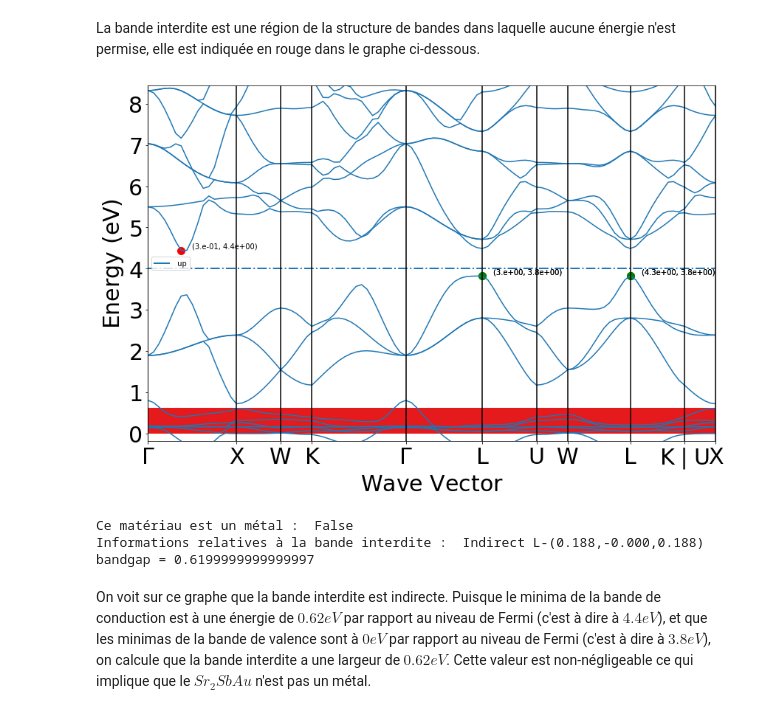
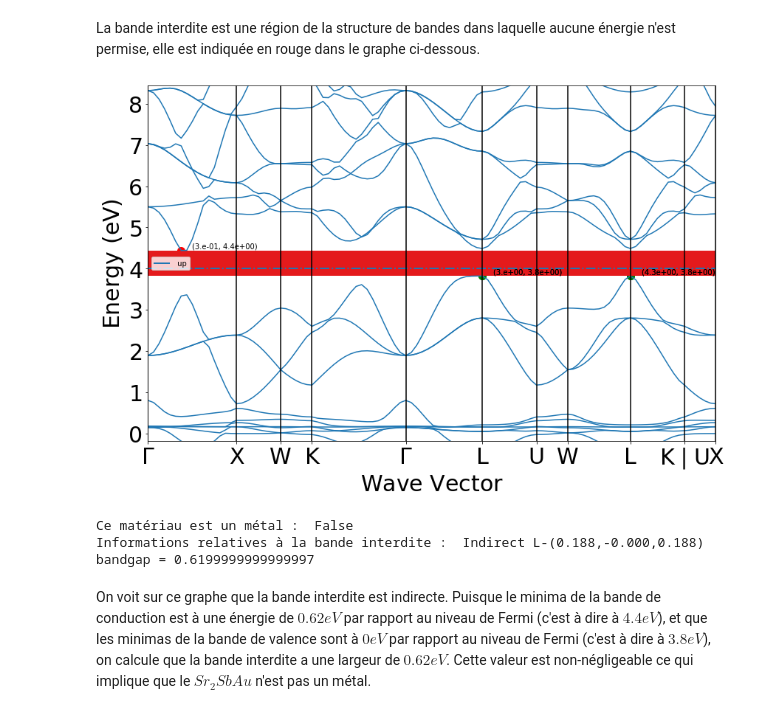
Before and after one commit to LuciedeG/lmapr1492, a Jupyter notebook: el_bands.ipynb, the cells around one changed output. Drawn from its saved outputs; the diff is of its cells as text; code cells hidden in the pictures.

```diff
--- a/el_bands.ipynb
+++ b/el_bands.ipynb
@@ -76,16 +80,16 @@ Le niveau de Fermi se trouve à  3.8188  eV
 La bande interdite est une région de la structure de bandes dans laquelle aucune énergie n'est permise, elle est indiquée en rouge dans le graphe ci-dessous.
 # %%
 graph = plot.get_plot(vbm_cbm_marker=True,bs_labels=[""], zero_to_efermi=False)
-graph.fill_between(np.linspace(distance[0],distance[-1],500),vbm[0][1],cbm[0][1])
+graph.fill_between(np.linspace(distance[0],distance[-1],500),vbm[0][1]+zero_energy,cbm[0][1]+zero_energy)
 for i in range(len(cbm)):
     graph.text(cbm[i][0]+0.1,cbm[i][1]+zero_energy+0.05, "("+np.format_float_scientific(cbm[i][0], precision=1) + ", " + np.format_float_scientific(cbm[i][1]+zero_energy,precision=1)+ ")")
 for i in range(len(vbm)):
     graph.text(vbm[i][0]+0.1,vbm[i][1]+zero_energy+0.05, "("+np.format_float_scientific(vbm[i][0], precision=1) + ", " + np.format_float_scientific(vbm[i][1]+zero_energy,precision=1)+ ")")
 graph.show()
 print("Ce matériau est un métal : ", is_metal)
 print("Informations relatives à la bande interdite : ", band_gap)
 # %% [output]
-[figure, old version]
+[figure, new version]
 Ce matériau est un métal :  False
 Informations relatives à la bande interdite :  Indirect L-(0.188,-0.000,0.188) bandgap = 0.6199999999999997
 # %% [markdown]
```
Also changed, not shown: parts of 6 cells of this notebook, 1 other file.
